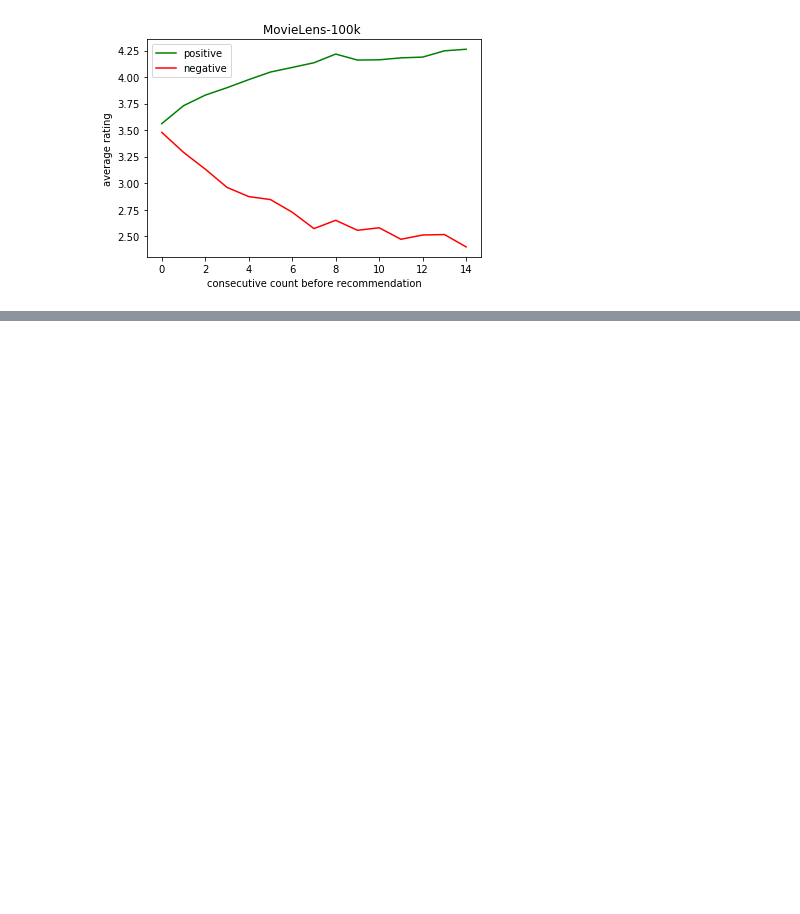
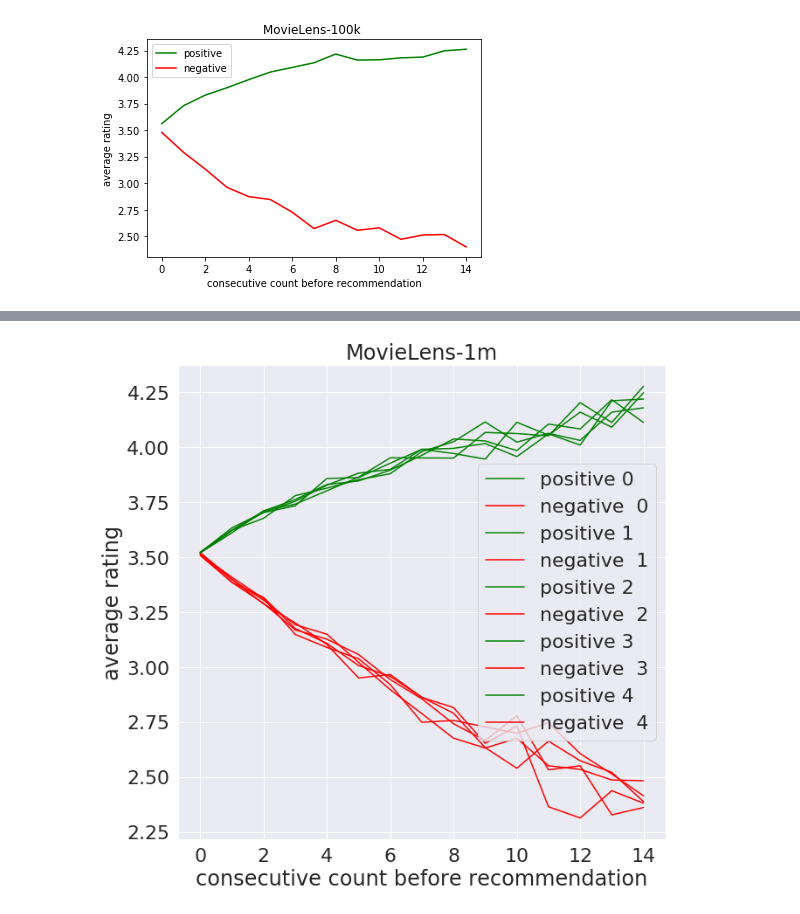
Before and after one commit to Dorozhko-Anton/rec_gym, a Jupyter notebook: 08-MovieLens-consecutive-ratings.ipynb, the cells around one changed output, grey strips where cells are left out. Saved outputs shown, nothing was run; the diff lists cells and outputs as text; code cells hidden in the pictures; blank space fills up the shorter version.

```diff
--- a/08-MovieLens-consecutive-ratings.ipynb
+++ b/08-MovieLens-consecutive-ratings.ipynb
@@ -44,7 +76,7 @@ current_consecutive = {}
 rating_pos = defaultdict(list)
 rating_neg = defaultdict(list)
 
-for i, row in df.sort_values('timestamp').iterrows():
+for i, row in df.sample(frac=1).iterrows():#sort_values('timestamp').iterrows():
     user_id = row['user_id']
     item_id = row['item_id']
     rating  = row['rating']
@@ -91,0 +189,5 @@ plt.legend();
+# %%
+data = []
+for i in tqdm.tqdm_notebook(range(5)):
+    rating_pos, rating_neg = count_consecutive_rating(df.sample(frac=1.))
+    data.append((rating_pos, rating_neg))
@@ -91,0 +196,26 @@ plt.legend();
+# %%
+n = 15
+plt.figure(figsize=(10, 10))
+
+for i, (rating_pos, rating_neg) in enumerate(data):
+
+    mean = np.array([ np.mean(v) for k, v in rating_pos.items()][:n])
+    std = np.array([ np.std(v) for k, v in rating_pos.items()][:n])
+    upper = mean + std
+    lower = mean - std
+    plt.plot(mean, label='positive {}'.format(i), color='green', )
+#     plt.fill_between(range(n), upper, lower, facecolor='green', alpha=0.2)
+
+    mean = np.array([ np.mean(v) for k, v in rating_neg.items()][:n])
+    std = np.array([ np.std(v) for k, v in rating_neg.items()][:n])
+    upper = mean + std
+    lower = mean - std
+    plt.plot(mean, label='negative  {}'.format(i), color='red')
+#     plt.fill_between(range(n), upper, lower, facecolor='red', alpha=0.2)
+
+plt.ylabel('average rating')
+plt.xlabel('consecutive count before recommendation')
+plt.title('MovieLens-1m')
+plt.legend();
+# %% [output]
+[figure, added]
```
Also changed, not shown: parts of 9 cells of this notebook, 28 other files.
